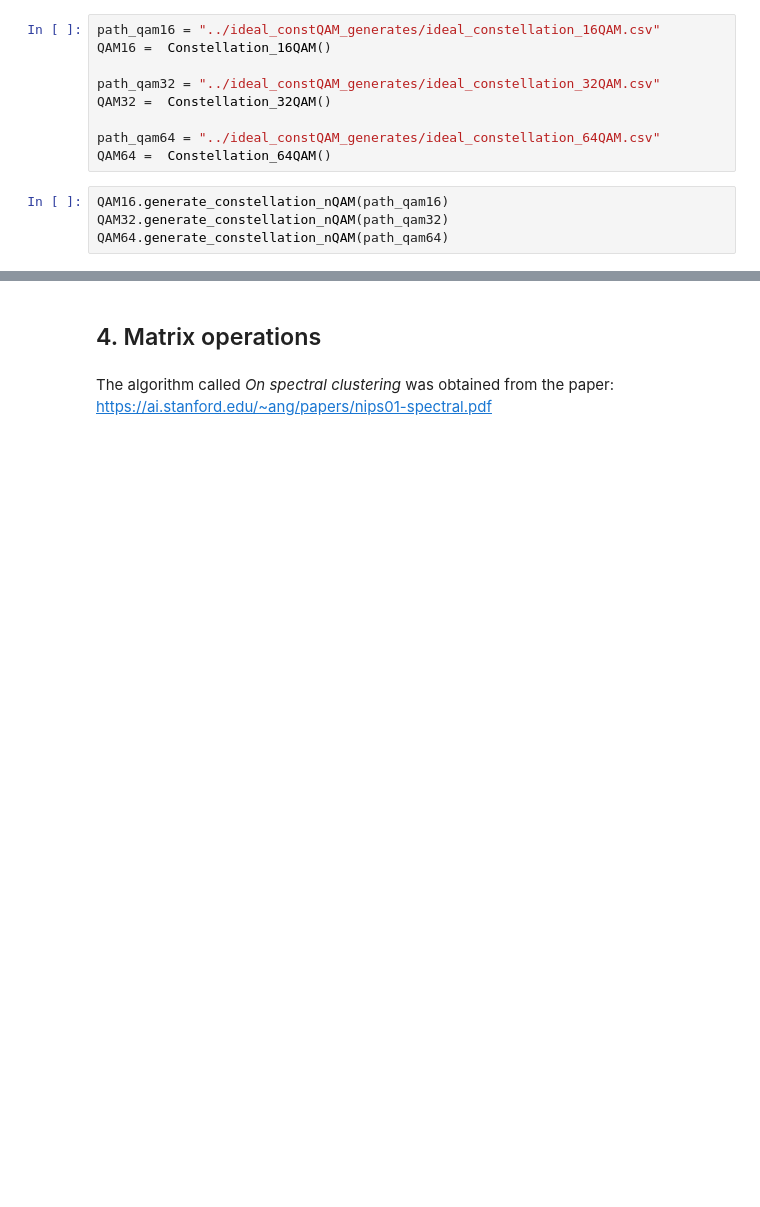
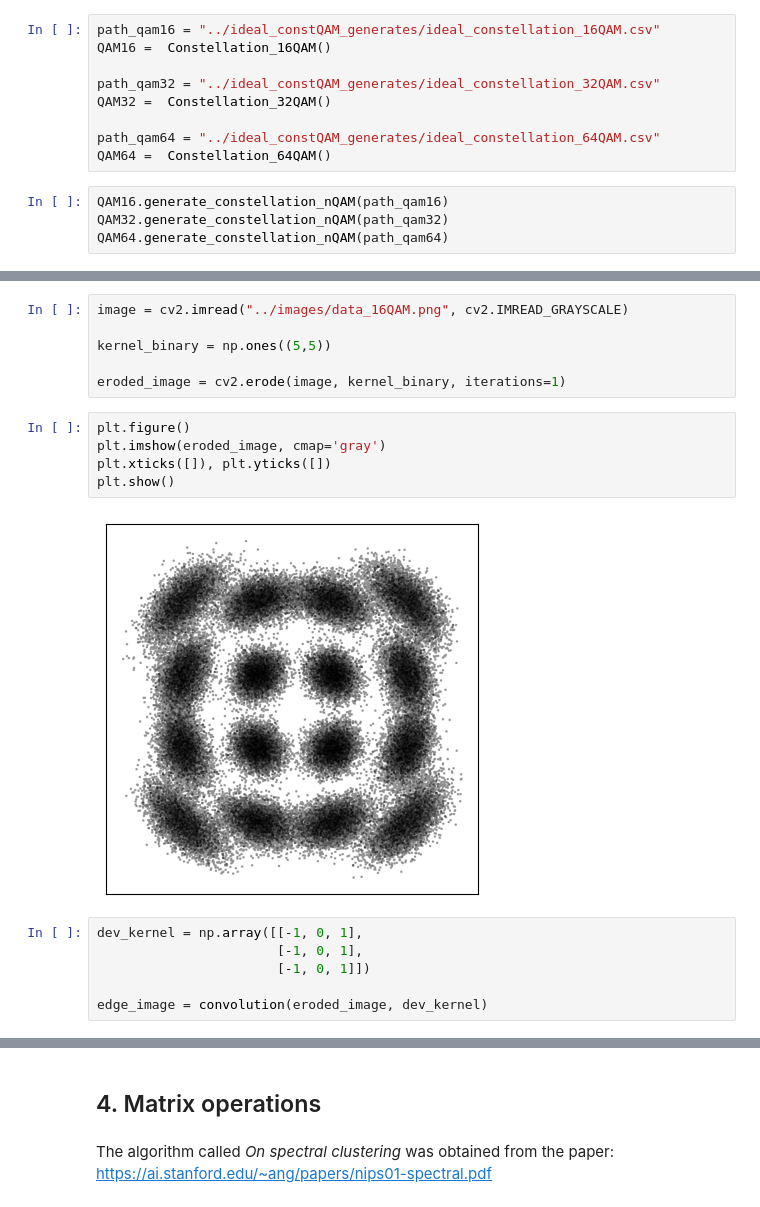
Before and after one commit to miguel-solarte/ScientificProgramming-ITM, a Jupyter notebook: First_lab/First_lab.ipynb, the cells around one changed output, grey strips where cells are left out. Cells and saved outputs as stored; diff of their text form; blank space fills up the shorter version.

```diff
--- a/First_lab/First_lab.ipynb
+++ b/First_lab/First_lab.ipynb
@@ -424,0 +458,19 @@ QAM64.generate_constellation_nQAM(path_qam64)
+# %%
+image = cv2.imread("../images/data_16QAM.png", cv2.IMREAD_GRAYSCALE)
+
+kernel_binary = np.ones((5,5))
+
+eroded_image = cv2.erode(image, kernel_binary, iterations=1)
+# %%
+plt.figure()
+plt.imshow(eroded_image, cmap='gray')
+plt.xticks([]), plt.yticks([])
+plt.show()
+# %% [output]
+[figure, added]
+# %%
+dev_kernel = np.array([[-1, 0, 1],
+                       [-1, 0, 1],
+                       [-1, 0, 1]])
+
+edge_image = convolution(eroded_image, dev_kernel)
```
Also changed, not shown: parts of 9 cells of this notebook, 1 other file.
